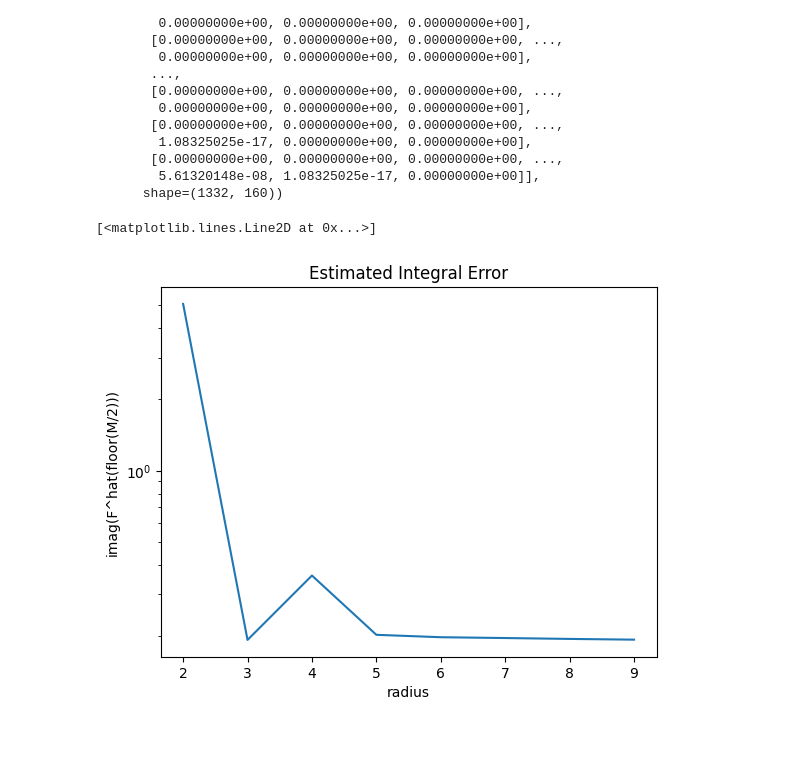
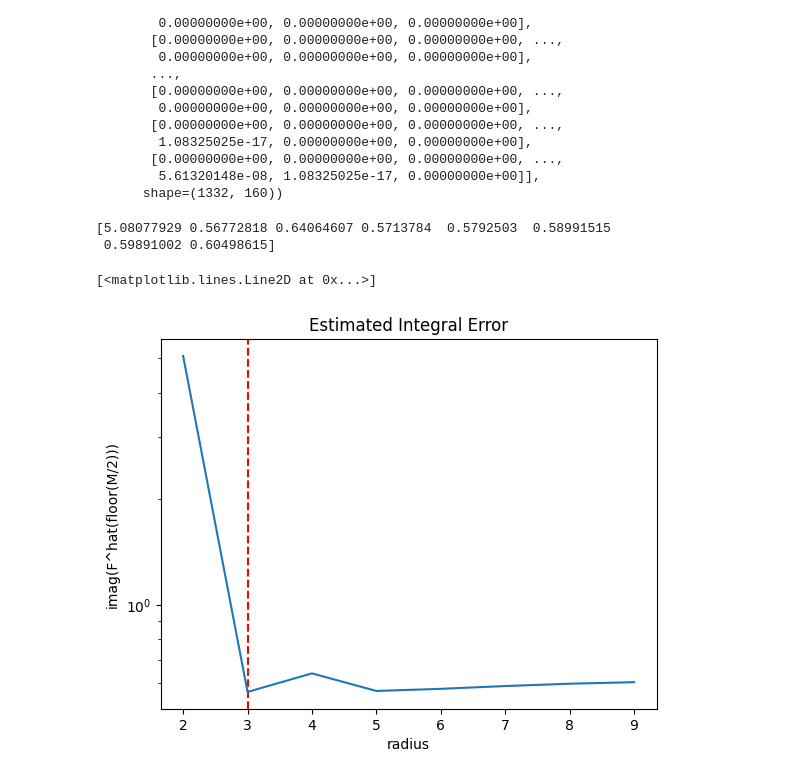
Before and after one commit to jackkrebsbach/wendy.R, a Jupyter notebook: exploration/test_functions.ipynb, the cells around one changed output. Drawn from its saved outputs; the diff is of its cells as text; code cells hidden in the pictures; blank space fills up the shorter version.

Commit message:
add corner detection

```diff
--- a/exploration/test_functions.ipynb
+++ b/exploration/test_functions.ipynb
@@ -149,7 +149,7 @@ def build_test_function_matrix(n_radius, tt, n_test_functions=None):
 n_points = 160
 
 
-U, tt = getSystemInfo(t_span=[0,80], noise_ratio=0.1, npoints=n_points)
+U, tt = getSystemInfo(t_span=[0,80], noise_ratio=0.15, npoints=n_points)
 
 radius_params = np.linspace(1, 12, 12)
 
@@ -177,32 +177,70 @@ array([[0.00000000e+00, 4.96641155e-02, 9.97530426e-01, ...,
       shape=(1332, 160))
 # %%
 npoints = 160
-U, tt = getSystemInfo(t_span=[0,80], noise_ratio=0.05, npoints=n_points)
+U, tt = getSystemInfo(t_span=[0,80], noise_ratio=0.15, npoints=n_points)
+
+# https://en.wikipedia.org/wiki/Knee_of_a_curve Look at Detection methods
+# Looks like you can do two linear regressions or in this case we look at the secant lines.
+def get_corner(yy, xx=None):
+    yy = np.asarray(yy, dtype=float)
+    N = len(yy)
+    if xx is None:
+        xx = np.arange(1, N+1)
+    else:
+        xx = np.asarray(xx, dtype=float)
+    # Scale by maximum value for stability
+    yy_scaled = (yy / np.max(np.abs(yy))) * N
+    errs = np.zeros(N)
+    for k in range(N):
+        # Avoid division by zero
+        if xx[k] == xx[0] or xx[-1] == xx[k]:
+            errs[k] = np.inf
+            continue
+        # Secant line for the first segment
+        l1 = (yy_scaled[k] - yy_scaled[0]) / (xx[k] - xx[0]) * (xx[:k+1] - xx[k]) + yy_scaled[k]
+        # Secant line for the second segment
+        l2 = (yy_scaled[-1] - yy_scaled[k]) / (xx[-1] - xx[k]) * (xx[k:] - xx[k]) + yy_scaled[k]
+        # Relative L1 error
+        err1 = np.sum(np.abs((l1 - yy_scaled[:k+1]) / yy_scaled[:k+1]))
+        err2 = np.sum(np.abs((l2 - yy_scaled[k:]) / yy_scaled[k:]))
+        errs[k] = err1 + err2
+    # Replace NaNs with inf
+    errs = np.where(np.isnan(errs), np.inf, errs)
+    ix = np.argmin(errs)
+    return ix
 
 def find_min_radius_int_error(U, tt , radius_min, radius_max,n_test_functions,num_radii =100, sub_sample_rate = 2):
     Mp1,D = U.shape
     step = int(np.ceil((radius_max - radius_min)/num_radii))
     radii  = np.arange(radius_min, radius_max, step)
     errors = np.zeros(len(radii))
 
     IX = int(np.floor((Mp1-1) / sub_sample_rate))
 
     for (i, r) in enumerate(radii):
         V_r = build_test_function_matrix(r, tt, n_test_functions=n_test_functions)
         K = V_r.shape[0]
         G = V_r[:, :, np.newaxis] * U[np.newaxis, :, :]  # (K, Mp1, D)
         G = np.transpose(G, (0, 2, 1))   # (K, D, Mp1)
         G = G.reshape(K*D, Mp1)  # For column i (index time), one row is phi_k(t_i)u(t_i)[D] <- Dth dimension
         f_hat_G = fft(G, axis=1)
         errors[i]=  np.linalg.norm(np.imag(f_hat_G[:, IX]))
     return errors, radii
 
 errors, radii = find_min_radius_int_error(U, tt, radius_min = 2, radius_max = 10, n_test_functions =100, num_radii =200, sub_sample_rate = 2)
 
+corner_idx = get_corner(errors, radii)
+corner_radius = radii[corner_idx]
+
+print(errors)
+
+plt.axvline(corner_radius, color='red', linestyle='--', label=f'Corner: radius={corner_radius}')
 plt.title("Estimated Integral Error")
 plt.ylabel("imag(F^hat(floor(M/2)))")
 plt.xlabel("radius")
 plt.semilogy(radii, errors)
 # %% [output]
-[<matplotlib.lines.Line2D at 0x...>]
+[5.08077929 0.56772818 0.64064607 0.5713784  0.5792503  0.58991515
+ 0.59891002 0.60498615]
+[<matplotlib.lines.Line2D at 0x...>]
-[figure, old version]
+[figure, new version]
```
Also changed, not shown: parts of 1 cell of this notebook.
